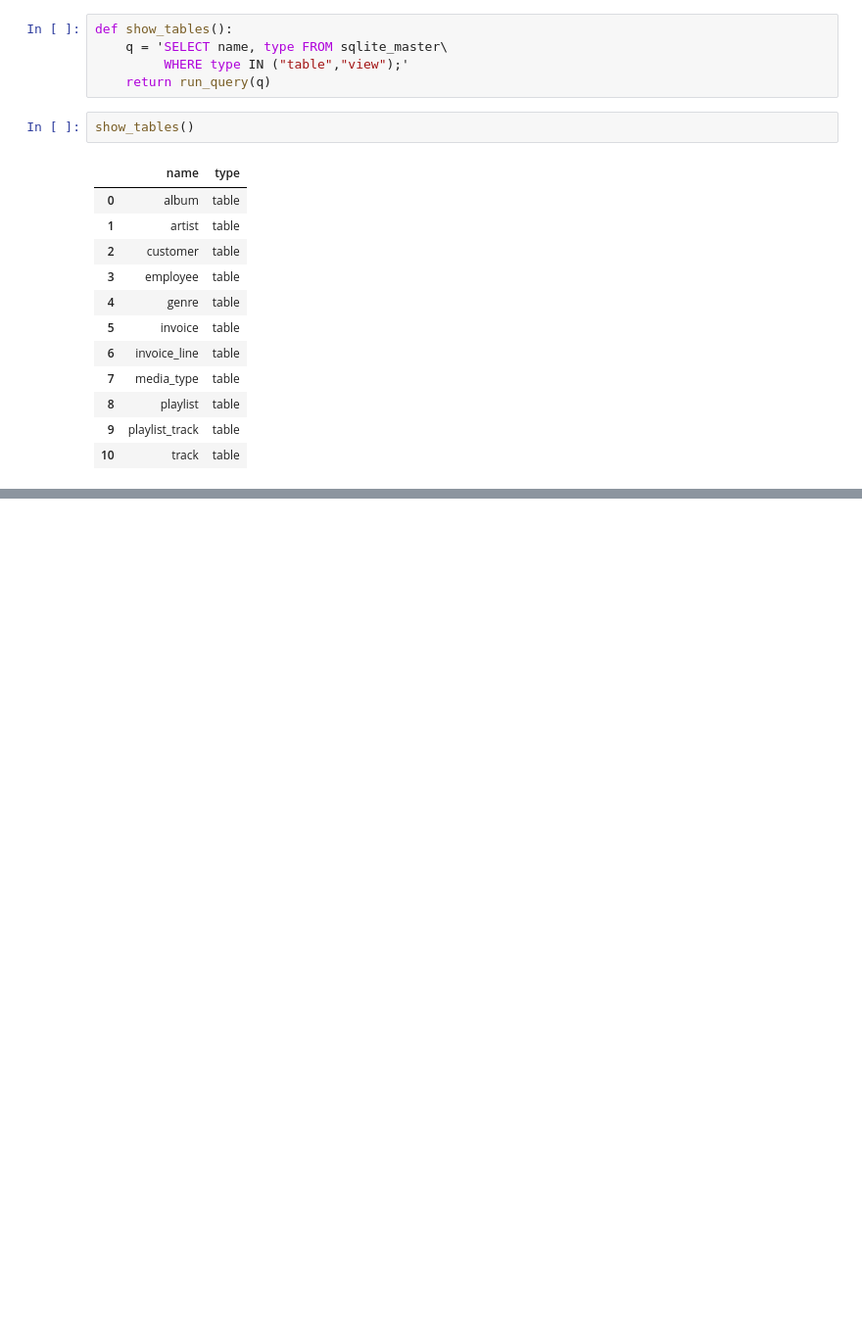
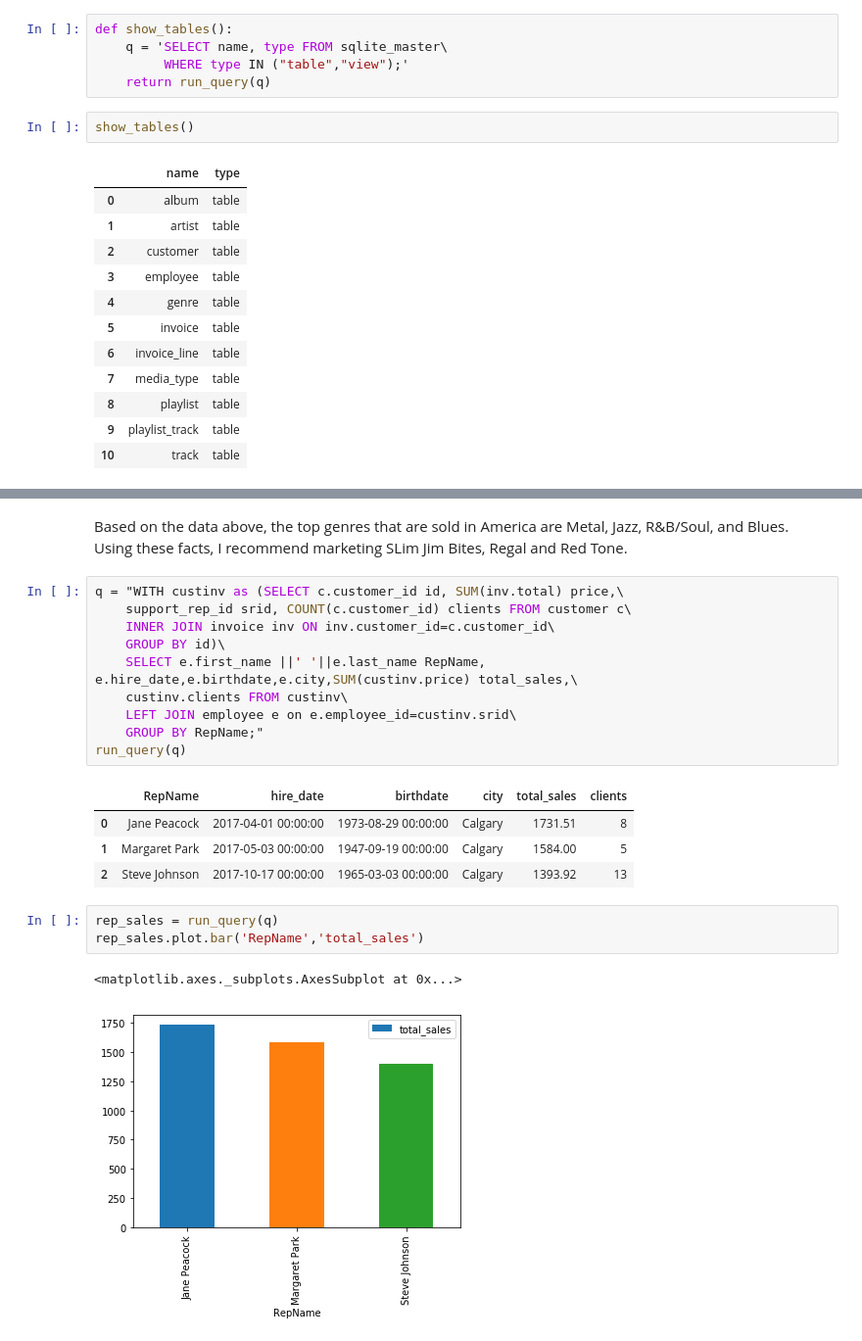
Before and after one commit to djmor12/Metis, a Jupyter notebook: SQL/Guided Project_ Answering Business Questions using SQL/Basics.ipynb, the cells around one changed output, grey strips where cells are left out. Shown at 98% size. Cells and saved outputs as stored; diff of their text form; blank space fills up the shorter version.

```diff
--- a/SQL/Guided Project_ Answering Business Questions using SQL/Basics.ipynb
+++ b/SQL/Guided Project_ Answering Business Questions using SQL/Basics.ipynb
@@ -64,0 +51,23 @@ genre_sales_usa.hist(ax=ax)
+# %% [markdown]
+Based on the data above, the top genres that are sold in America are Metal, Jazz, R&B/Soul, and Blues.  Using these facts, I recommend marketing SLim Jim Bites, Regal and Red Tone.
+# %%
+q = "WITH custinv as (SELECT c.customer_id id, SUM(inv.total) price,\
+    support_rep_id srid, COUNT(c.customer_id) clients FROM customer c\
+    INNER JOIN invoice inv ON inv.customer_id=c.customer_id\
+    GROUP BY id)\
+    SELECT e.first_name ||' '||e.last_name RepName, e.hire_date,e.birthdate,e.city,SUM(custinv.price) total_sales,\
+    custinv.clients FROM custinv\
+    LEFT JOIN employee e on e.employee_id=custinv.srid\
+    GROUP BY RepName;"
+run_query(q)
+# %% [output]
+|  | RepName | hire_date | birthdate | city | total_sales | clients |
+| 0 | Jane Peacock | 2017-04-01 00:00:00 | 1973-08-29 00:00:00 | Calgary | 1731.51 | 8 |
+| 1 | Margaret Park | 2017-05-03 00:00:00 | 1947-09-19 00:00:00 | Calgary | 1584.00 | 5 |
+| 2 | Steve Johnson | 2017-10-17 00:00:00 | 1965-03-03 00:00:00 | Calgary | 1393.92 | 13 |
+# %%
+rep_sales = run_query(q)
+rep_sales.plot.bar('RepName','total_sales')
+# %% [output]
+<matplotlib.axes._subplots.AxesSubplot at 0x...>
+[figure, added]
```
Also changed, not shown: parts of 11 cells of this notebook, 3 other files.
